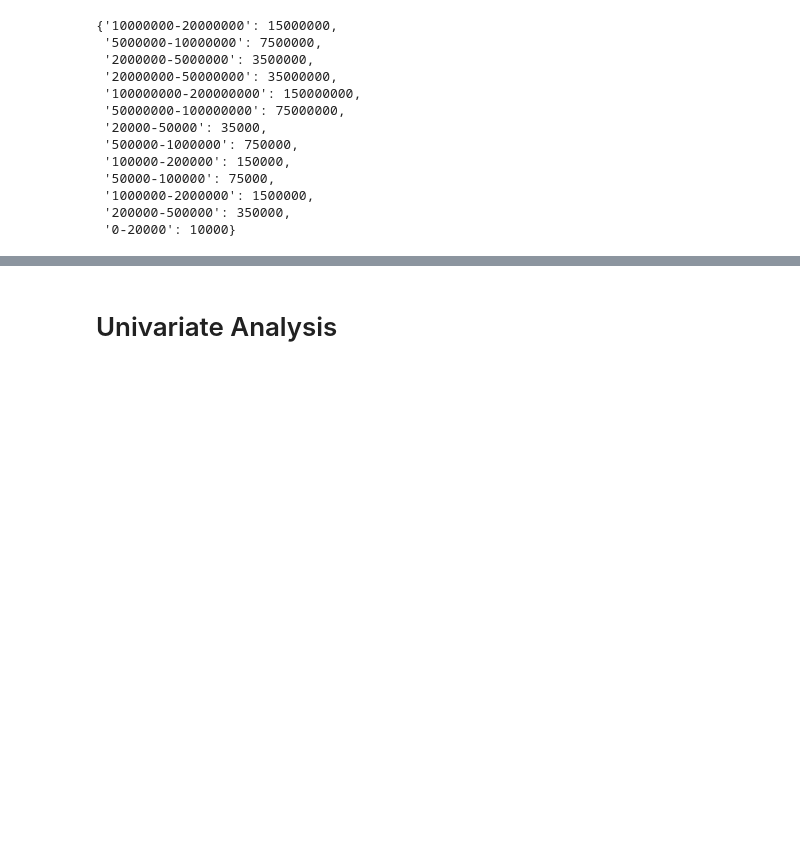
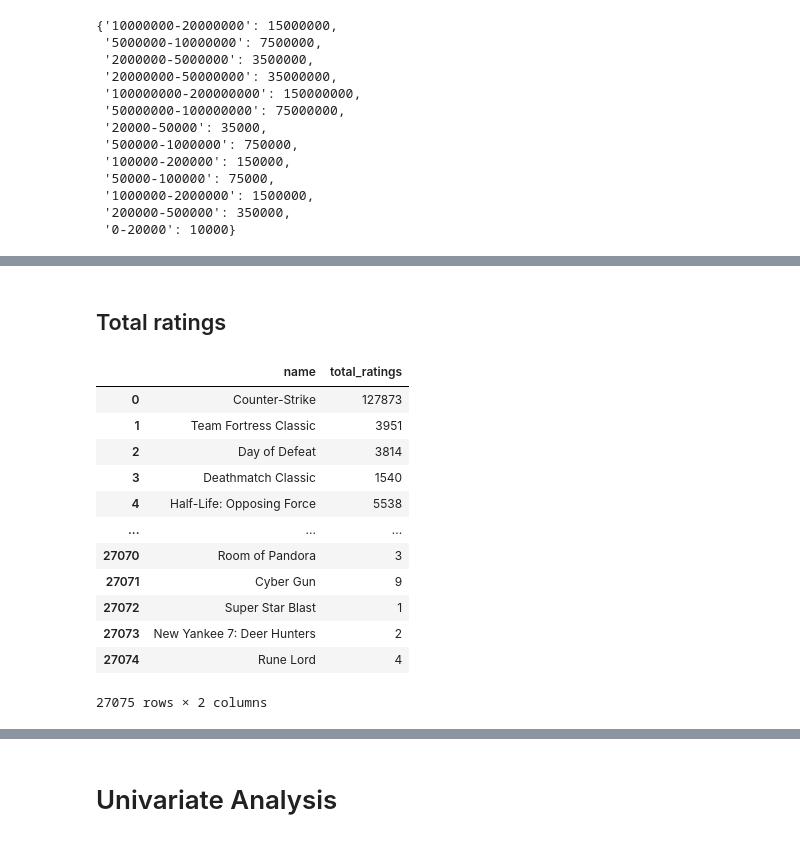
Before and after one commit to jamwung/eda-steam, a Jupyter notebook: steam_eda.ipynb, the cells around one changed output, grey strips where cells are left out. Cells and saved outputs as stored; diff of their text form; code cells hidden in the pictures; blank space fills up the shorter version.

```diff
--- a/steam_eda.ipynb
+++ b/steam_eda.ipynb
@@ -137,0 +187,20 @@ main_df.drop(columns=['appid', 'english']).describe()
+# %% [markdown]
+## Total ratings
+# %%
+main_df['total_ratings'] = (main_df['positive_ratings']
+                            + main_df['negative_ratings'])
+main_df[['name', 'total_ratings']]
+# %% [output]
+|  | name | total_ratings |
+| 0 | Counter-Strike | 127873 |
+| 1 | Team Fortress Classic | 3951 |
+| 2 | Day of Defeat | 3814 |
+| 3 | Deathmatch Classic | 1540 |
+| 4 | Half-Life: Opposing Force | 5538 |
+| ... | ... | ... |
+| 27070 | Room of Pandora | 3 |
+| 27071 | Cyber Gun | 9 |
+| 27072 | Super Star Blast | 1 |
+| 27073 | New Yankee 7: Deer Hunters | 2 |
+| 27074 | Rune Lord | 4 |
+27075 rows × 2 columns
```
Also changed, not shown: parts of 25 cells of this notebook.
